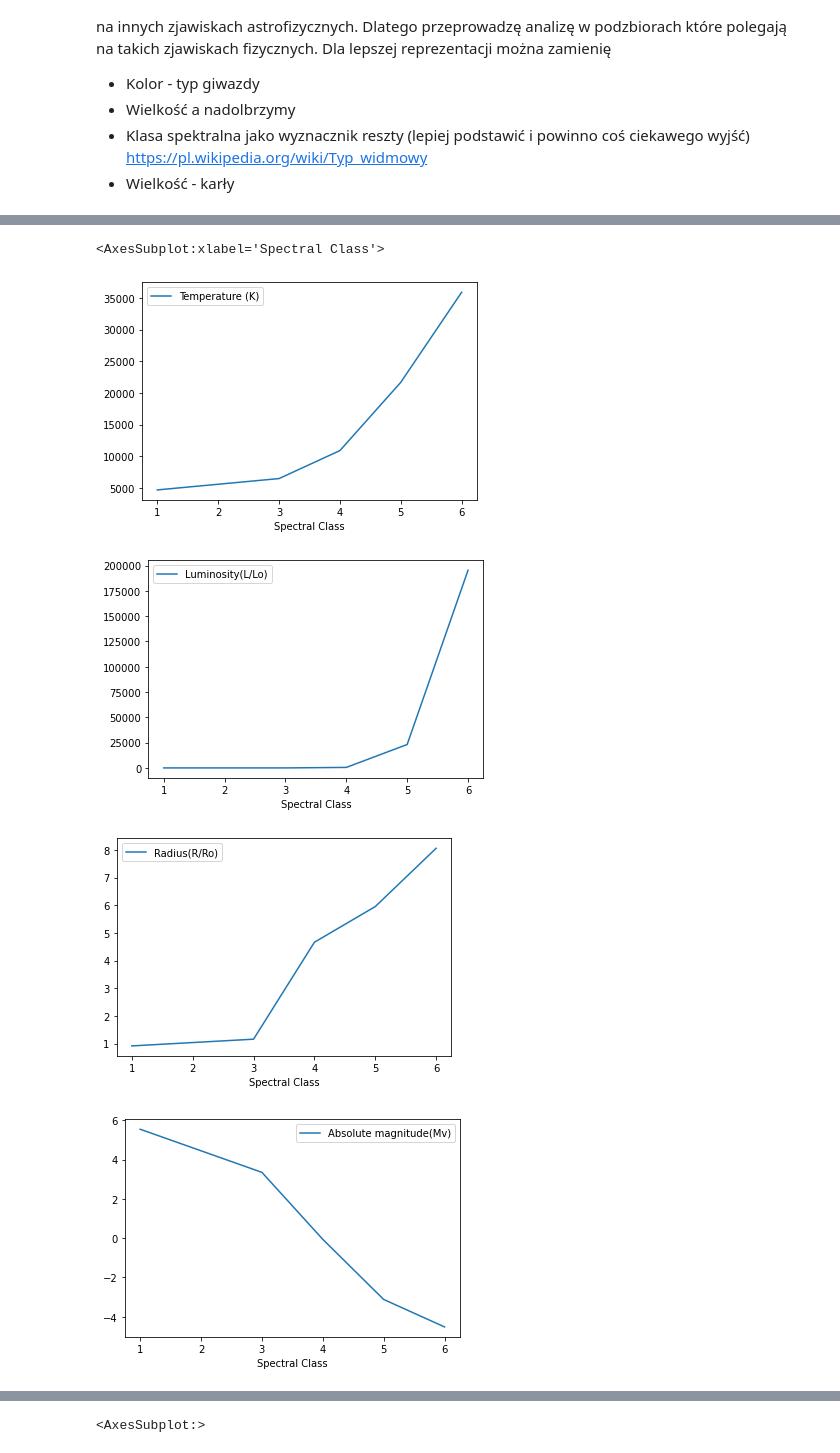
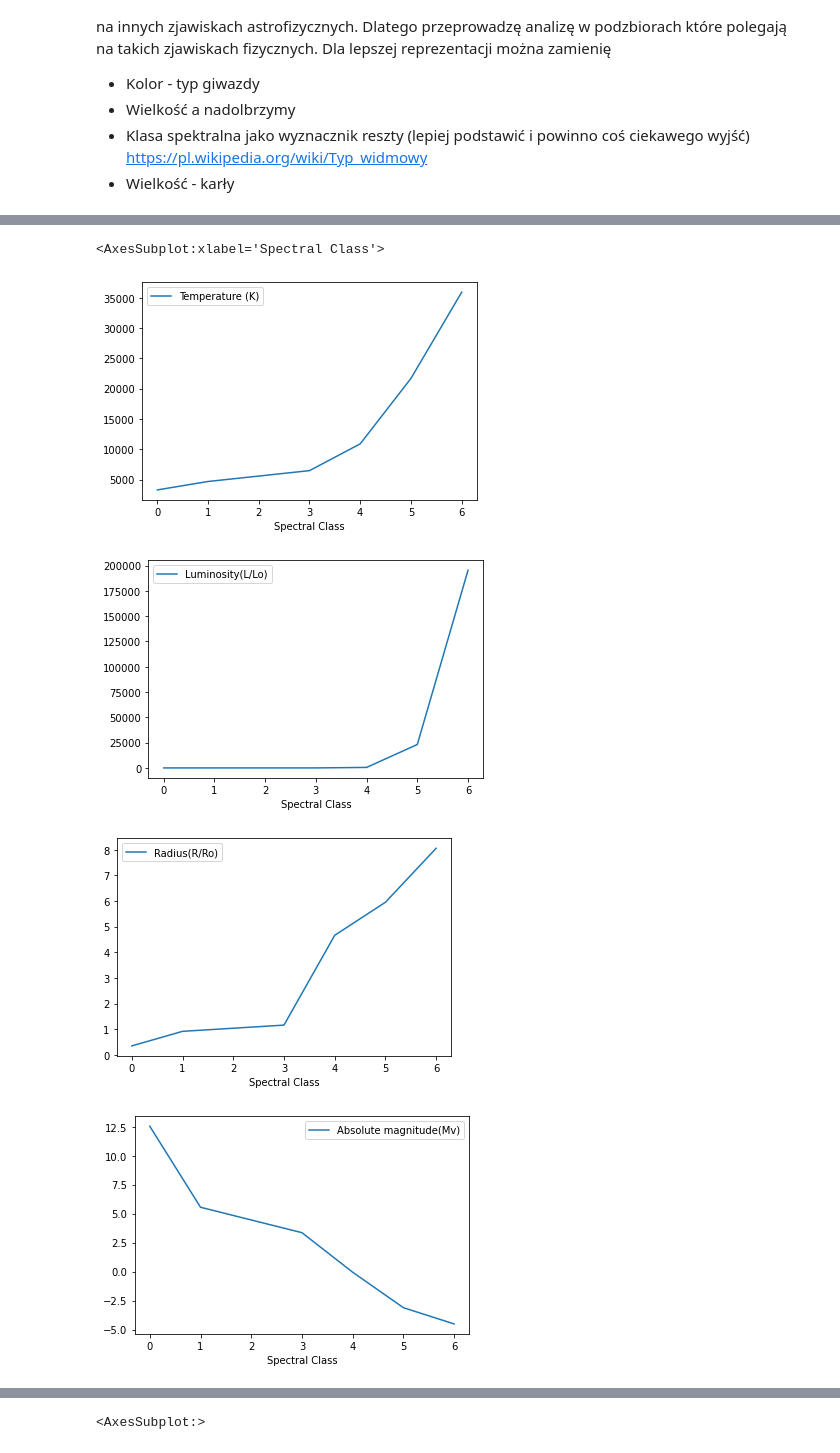
Before and after one commit to dawidbieniek/Projekt_PRiAD, a Jupyter notebook: Raport.ipynb, the cells around one changed output, grey strips where cells are left out. Saved outputs shown, nothing was run; the diff lists cells and outputs as text; code cells hidden in the pictures.

Commit message:
Koniec analizy Spectral Class

```diff
--- a/Raport.ipynb
+++ b/Raport.ipynb
@@ -327,6 +329,8 @@ Podczas wstępnego opsiania obiektów zauważyłem kilka prawdopodobnych korelac
 # %%
 stars_spectral=stars_raw.copy()
-stars_spectral=stars_spectral.loc[stars_spectral['Star type'] == 3]
+stars_spectral=stars_spectral.loc[stars_spectral['Star type'] != 2]
+stars_spectral=stars_spectral.loc[stars_spectral['Star type'] < 4]
+stars_spectral=stars_spectral.loc[stars_spectral['Star type'] != 0]
 stars_spectral=stars_spectral.drop(columns=['Star type', 'Star color'])
 stars_spectral['Spectral Class'].replace({'M' : '0'}, inplace=True)
 stars_spectral['Spectral Class'].replace({'K' : '1'}, inplace=True)
@@ -359,5 +363,5 @@ memory usage: 200.0 bytes
 <AxesSubplot:xlabel='Spectral Class'>
-[figure, old version]
+[figure, new version]
-[figure, old version]
+[figure, new version]
-[figure, old version]
+[figure, new version]
-[figure, old version]
+[figure, new version]
```
Also changed, not shown: parts of 18 cells of this notebook.
